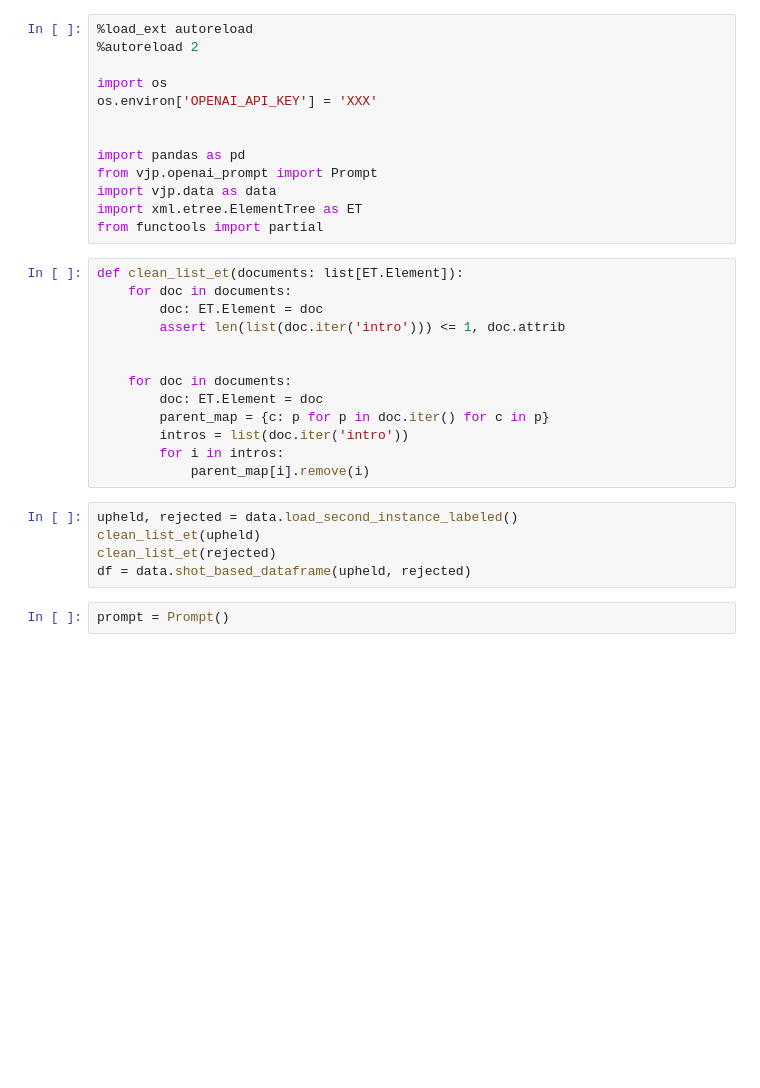
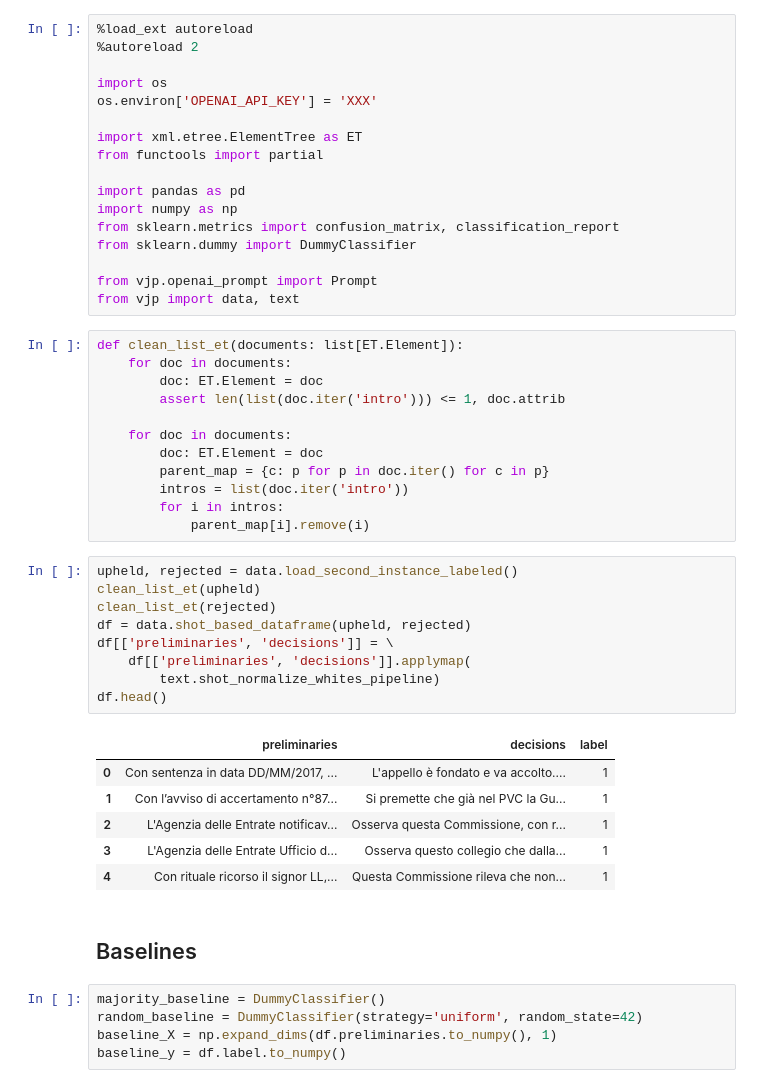
Before and after one commit to Ball-Man/vjp-ita, a Jupyter notebook: zero_shot.ipynb, the cells around one changed output. Cells and saved outputs as stored; diff of their text form; blank space fills up the shorter version.

```diff
--- a/zero_shot.ipynb
+++ b/zero_shot.ipynb
@@ -5,18 +5,21 @@
 import os
 os.environ['OPENAI_API_KEY'] = 'XXX'
 
+import xml.etree.ElementTree as ET
+from functools import partial
 
 import pandas as pd
+import numpy as np
+from sklearn.metrics import confusion_matrix, classification_report
+from sklearn.dummy import DummyClassifier
+
 from vjp.openai_prompt import Prompt
-import vjp.data as data
-import xml.etree.ElementTree as ET
-from functools import partial
+from vjp import data, text
 # %%
 def clean_list_et(documents: list[ET.Element]):
     for doc in documents:
         doc: ET.Element = doc
         assert len(list(doc.iter('intro'))) <= 1, doc.attrib
-
 
     for doc in documents:
         doc: ET.Element = doc
@@ -27,7 +30,23 @@ def clean_list_et(documents: list[ET.Element]):
 # %%
 upheld, rejected = data.load_second_instance_labeled()
 clean_list_et(upheld)
 clean_list_et(rejected)
 df = data.shot_based_dataframe(upheld, rejected)
+df[['preliminaries', 'decisions']] = \
+    df[['preliminaries', 'decisions']].applymap(
+        text.shot_normalize_whites_pipeline)
+df.head()
+# %% [output]
+|  | preliminaries | decisions | label |
+| 0 | Con sentenza in data DD/MM/2017, ... | L'appello è fondato e va accolto.... | 1 |
+| 1 | Con l’avviso di accertamento n°87... | Si premette che già nel PVC la Gu... | 1 |
+| 2 | L'Agenzia delle Entrate notificav... | Osserva questa Commissione, con r... | 1 |
+| 3 | L'Agenzia delle Entrate Ufficio d... | Osserva questo collegio che dalla... | 1 |
+| 4 | Con rituale ricorso il signor LL,... | Questa Commissione rileva che non... | 1 |
-# %%
-prompt = Prompt()
+# %% [markdown]
+## Baselines
+# %%
+majority_baseline = DummyClassifier()
+random_baseline = DummyClassifier(strategy='uniform', random_state=42)
+baseline_X = np.expand_dims(df.preliminaries.to_numpy(), 1)
+baseline_y = df.label.to_numpy()
```
Also changed, not shown: parts of 23 cells of this notebook, 1 other file.
